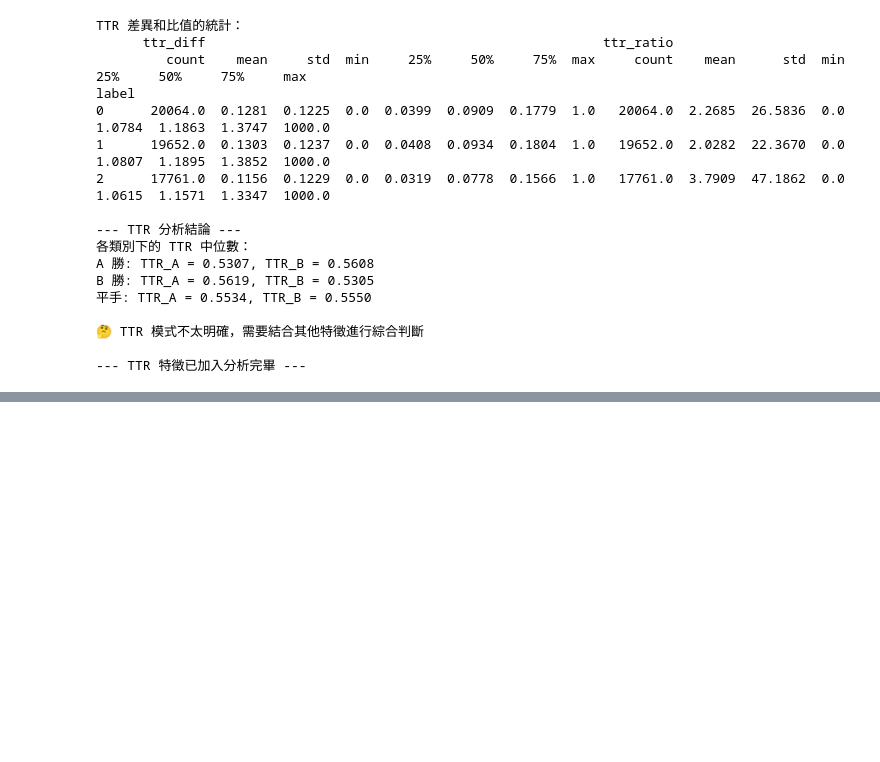
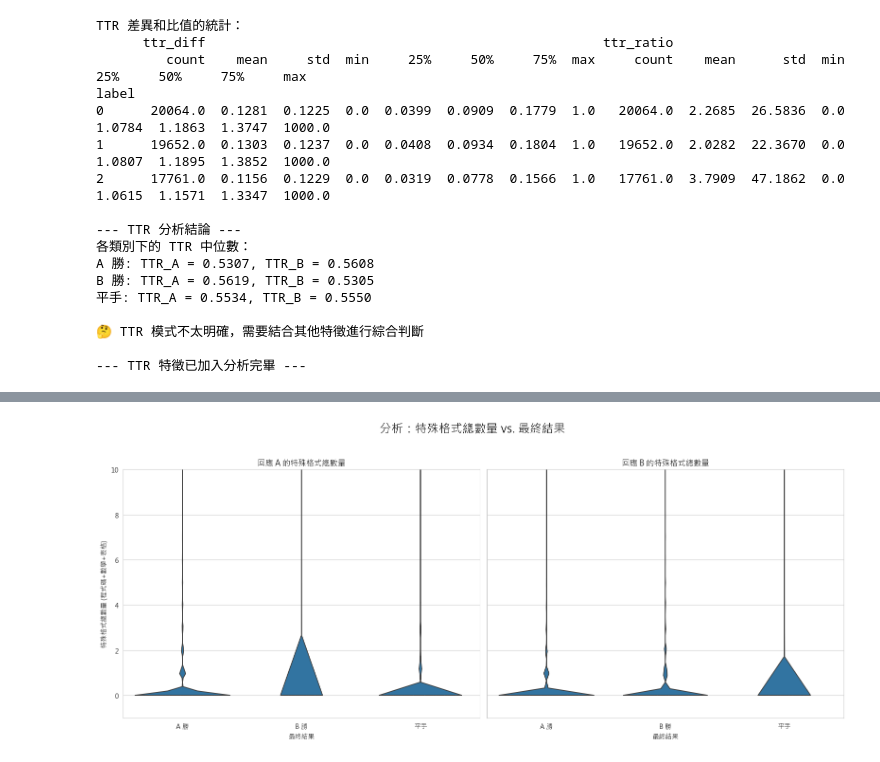
Before and after one commit to LAEZD/NCKU_Data_Mining_Final_Project, a Jupyter notebook: preprocessing_analyze/metadata_analyze.ipynb, the cells around one changed output, grey strips where cells are left out. Cells and saved outputs as stored; diff of their text form; code cells hidden in the pictures; blank space fills up the shorter version.

```diff
--- a/preprocessing_analyze/metadata_analyze.ipynb
+++ b/preprocessing_analyze/metadata_analyze.ipynb
@@ -863,0 +1084,87 @@ B 勝: TTR_A = 0.5619, TTR_B = 0.5305
+# %%
+import pandas as pd
+import numpy as np
+import matplotlib.pyplot as plt
+import seaborn as sns
+
+# --- 安全性檢查：確保 df 和必要欄位存在 ---
+# 這個 cell 假設前一個 cell 已經運行完畢，並創建了 'a_num_*' 和 'b_num_*' 欄位
+required_cols = ['label', 'a_num_code_blocks', 'a_num_math_blocks', 'a_num_tables',
+                 'b_num_code_blocks', 'b_num_math_blocks', 'b_num_tables']
+if 'df' not in locals() or not all(col in df.columns for col in required_cols):
+    print("錯誤：'df' 或必要的特徵欄位不存在。")
+    print("請先運行前一個分析特殊格式的 cell。")
+else:
+    print("--- 開始分析：特殊格式總數量 vs. 最終結果 ---")
+
+    # --- 步驟 1：計算總特殊格式數量 ---
+    # 如果欄位已存在，則不重複計算
+    if 'a_total_special_formats' not in df.columns:
+        df['a_total_special_formats'] = df['a_num_code_blocks'] + df['a_num_math_blocks'] + df['a_num_tables']
+    if 'b_total_special_formats' not in df.columns:
+        df['b_total_special_formats'] = df['b_num_code_blocks'] + df['b_num_math_blocks'] + df['b_num_tables']
+
+    print("特徵 'total_special_formats' 計算完成。")
+
+    # --- 步驟 2：視覺化分析 ---
+    fig, axes = plt.subplots(1, 2, figsize=(16, 7), sharey=True)
+    fig.suptitle('分析：特殊格式總數量 vs. 最終結果', fontsize=18)
+
+    # 為了讓圖表更清晰，我們將 Y 軸限制在 98% 的分位數，避免極端值影響觀察
+    # 如果大部分數據都為0，則給一個合理的預設值
+    y_limit = max(10,
+                  df['a_total_special_formats'].quantile(0.98),
+                  df['b_total_special_formats'].quantile(0.98))
+
+    # 左圖：回應 A 的特殊格式總數
+    sns.violinplot(x='label', y='a_total_special_formats', data=df, ax=axes[0], cut=0, inner='quartile')
+    axes[0].set_title('回應 A 的特殊格式總數量')
+    axes[0].set_xticklabels(['A 勝', 'B 勝', '平手'])
+    axes[0].set_xlabel('最終結果')
+    axes[0].set_ylabel('特殊格式總數量 (程式碼+數學+表格)')
+    axes[0].set_ylim(-1, y_limit) # 從-1開始以看清楚0值的分布
+
+    # 右圖：回應 B 的特殊格式總數
+    sns.violinplot(x='label', y='b_total_special_formats', data=df, ax=axes[1], cut=0, inner='quartile')
+    axes[1].set_title('回應 B 的特殊格式總數量')
+    axes[1].set_xticklabels(['A 勝', 'B 勝', '平手'])
+    axes[1].set_xlabel('最終結果')
+    axes[1].set_ylabel('') # Y 軸共享，故留空
+
+    plt.tight_layout(rect=[0, 0, 1, 0.95])
+    plt.show()
+
+    # --- 步驟 3：數字統計分析 ---
+    print("\n--- 特殊格式總數量統計摘要 ---")
+    print("說明：觀察不同結果下，各項統計數據 (特別是 mean 和 50%[中位數]) 的差異。")
+    stats_summary = df.groupby('label')[['a_total_special_formats', 'b_total_special_formats']].describe().round(2)
+    print(stats_summary)
+
+    # --- 步驟 4：結論與洞察 ---
+    print("\n--- 結論與洞察 ---")
+    # 我們使用中位數 (50%) 進行比較，因為它比平均數 (mean) 更能抵抗極端值的影響
+    medians = stats_summary.loc[:, (slice(None), '50%')]
+    medians.columns = medians.columns.droplevel(1) # 簡化欄位名稱
+
+    a_win_median = medians.loc[0, 'a_total_special_formats']
+    b_win_median = medians.loc[1, 'b_total_special_formats']
+    a_lose_median = medians.loc[1, 'a_total_special_formats']
+    b_lose_median = medians.loc[0, 'b_total_special_formats']
+
+    # 檢查趨勢
+    if a_win_median > a_lose_median and b_win_median > b_lose_median:
+        print(f"✅ 發現明顯趨勢：勝利方的回應包含的特殊格式【總數量】通常更多。")
+        print(f"  - A 獲勝時，格式數量中位數為 {a_win_median:.2f}；失敗時為 {a_lose_median:.2f}。")
+        print(f"  - B 獲勝時，格式數量中位數為 {b_win_median:.2f}；失敗時為 {b_lose_median:.2f}。")
+        print("  => 這進一步證實，不僅是「使用」特殊格式，其「使用程度」也可能是一個重要的獲勝指標。")
+    elif a_win_median == a_lose_median and b_win_median == b_lose_median and a_win_median == 0:
+         print(f"📊 趨勢不明顯：在各種結果下，特殊格式數量的中位數均為 {a_win_median:.2f}。")
+         print("  => 這可能意味著大多數回應不包含特殊格式，需要觀察平均數或更高分位數的差異。")
+    else:
+        print("🤔 趨勢模式較為複雜，或不存在簡單的線性關係。")
+        print("  - A 獲勝/失敗時中位數: {:.2f} / {:.2f}".format(a_win_median, a_lose_median))
+        print("  - B 獲勝/失敗時中位數: {:.2f} / {:.2f}".format(b_win_median, b_lose_median))
+
+
+    print("\n--- 特殊格式總數量分析完畢 ---")
+# %% [output]
@@ -863,0 +1173 @@ B 勝: TTR_A = 0.5619, TTR_B = 0.5305
+[figure, added]
```
Also changed, not shown: parts of 4 cells of this notebook, 5 other files.
